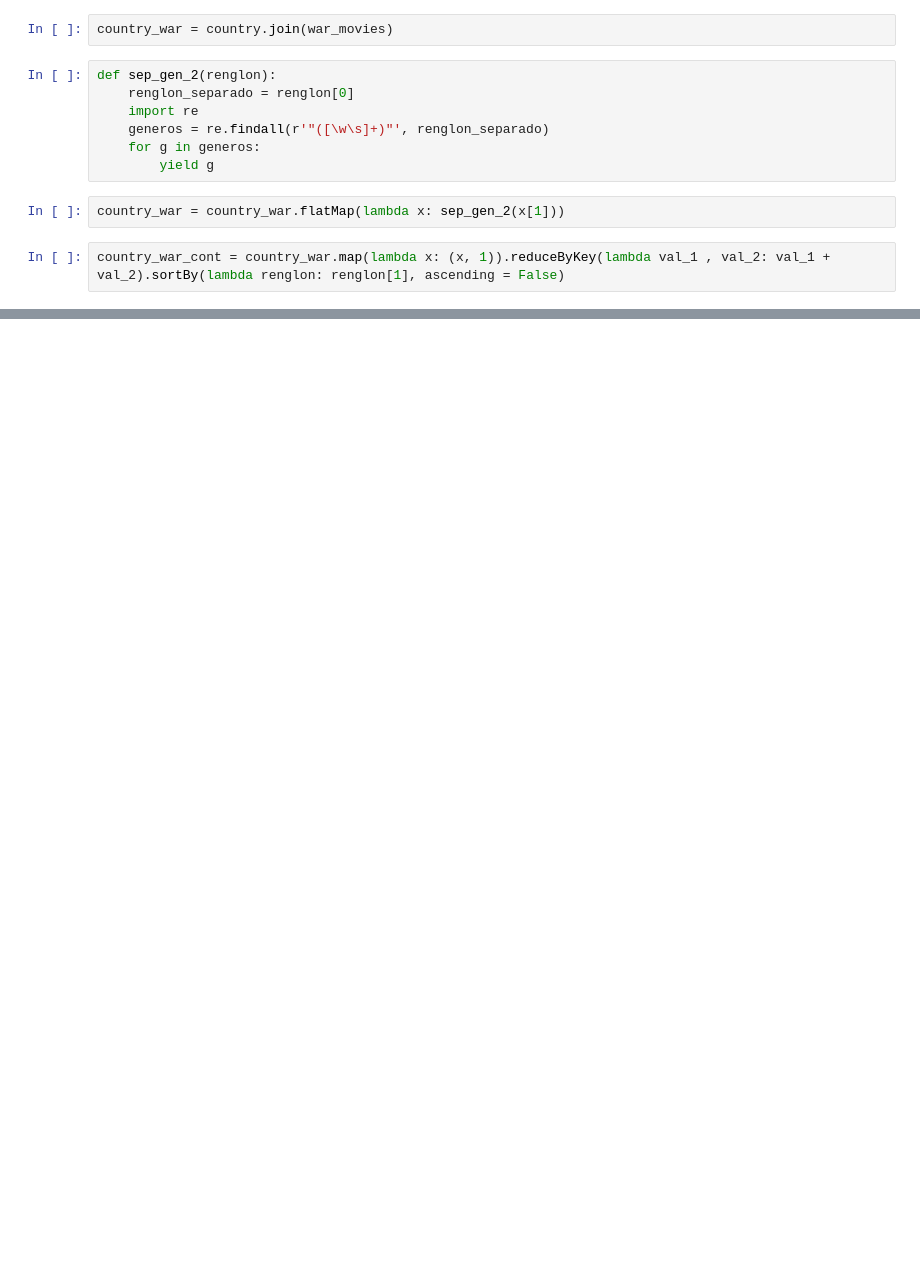
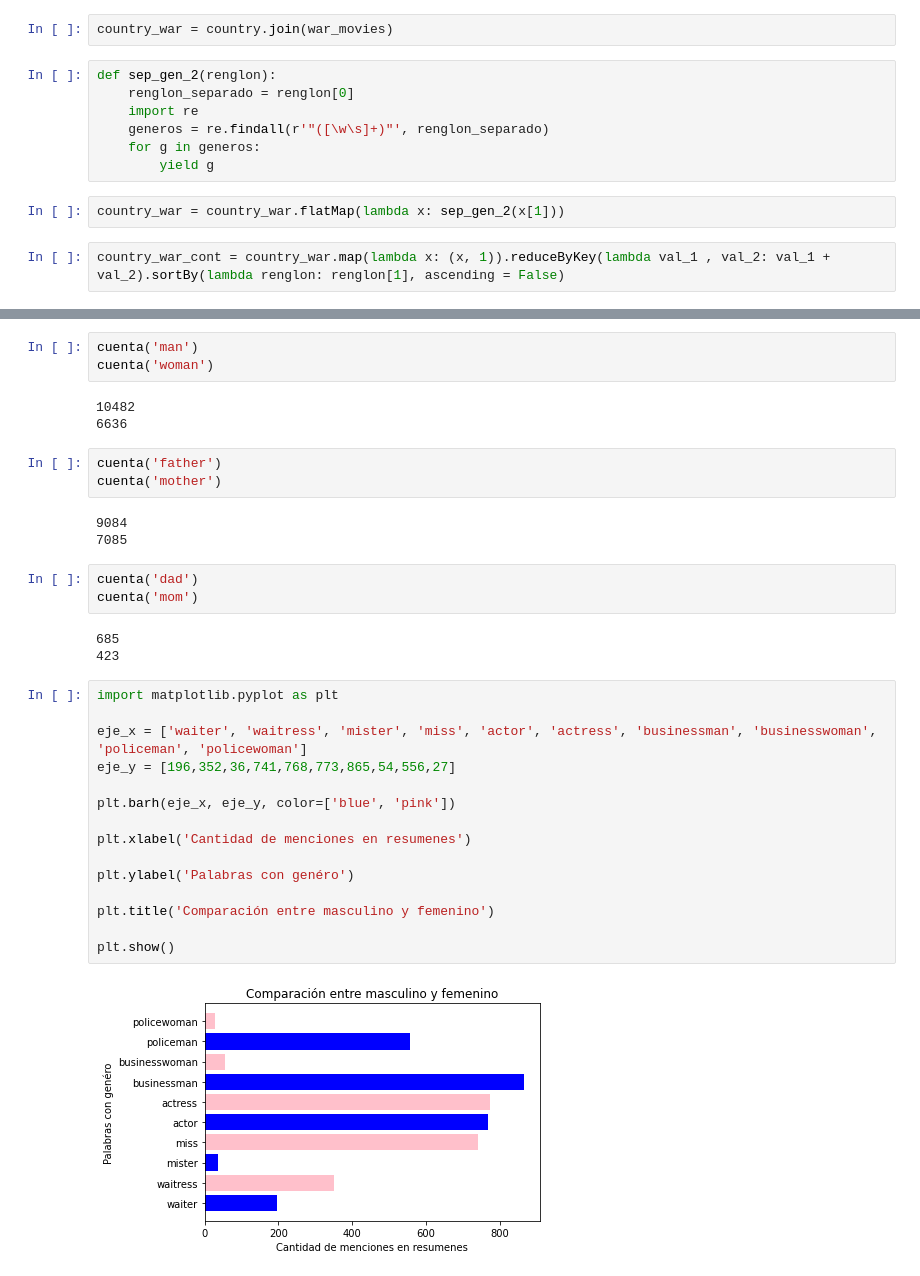
Before and after one commit to danielfrgs/2022_1-Datos-Masivos-I, a Jupyter notebook: Proyectos/P1/P1.ipynb, the cells around one changed output, grey strips where cells are left out. Cells and saved outputs as stored; diff of their text form; blank space fills up the shorter version.

```diff
--- a/Proyectos/P1/P1.ipynb
+++ b/Proyectos/P1/P1.ipynb
@@ -225,0 +567,35 @@ country_war_cont.take(10)
+# %%
+cuenta('man')
+cuenta('woman')
+# %% [output]
+10482
+6636
+# %%
+cuenta('father')
+cuenta('mother')
+# %% [output]
+9084
+7085
+# %%
+cuenta('dad')
+cuenta('mom')
+# %% [output]
+685
+423
+# %%
+import matplotlib.pyplot as plt
+
+eje_x = ['waiter', 'waitress', 'mister', 'miss', 'actor', 'actress', 'businessman', 'businesswoman', 'policeman', 'policewoman']
+eje_y = [196,352,36,741,768,773,865,54,556,27]
+
+plt.barh(eje_x, eje_y, color=['blue', 'pink'])
+
+plt.xlabel('Cantidad de menciones en resumenes')
+
+plt.ylabel('Palabras con genéro')
+
+plt.title('Comparación entre masculino y femenino')
+
+plt.show()
+# %% [output]
+[figure, added]
```
Also changed, not shown: parts of 56 cells of this notebook.
